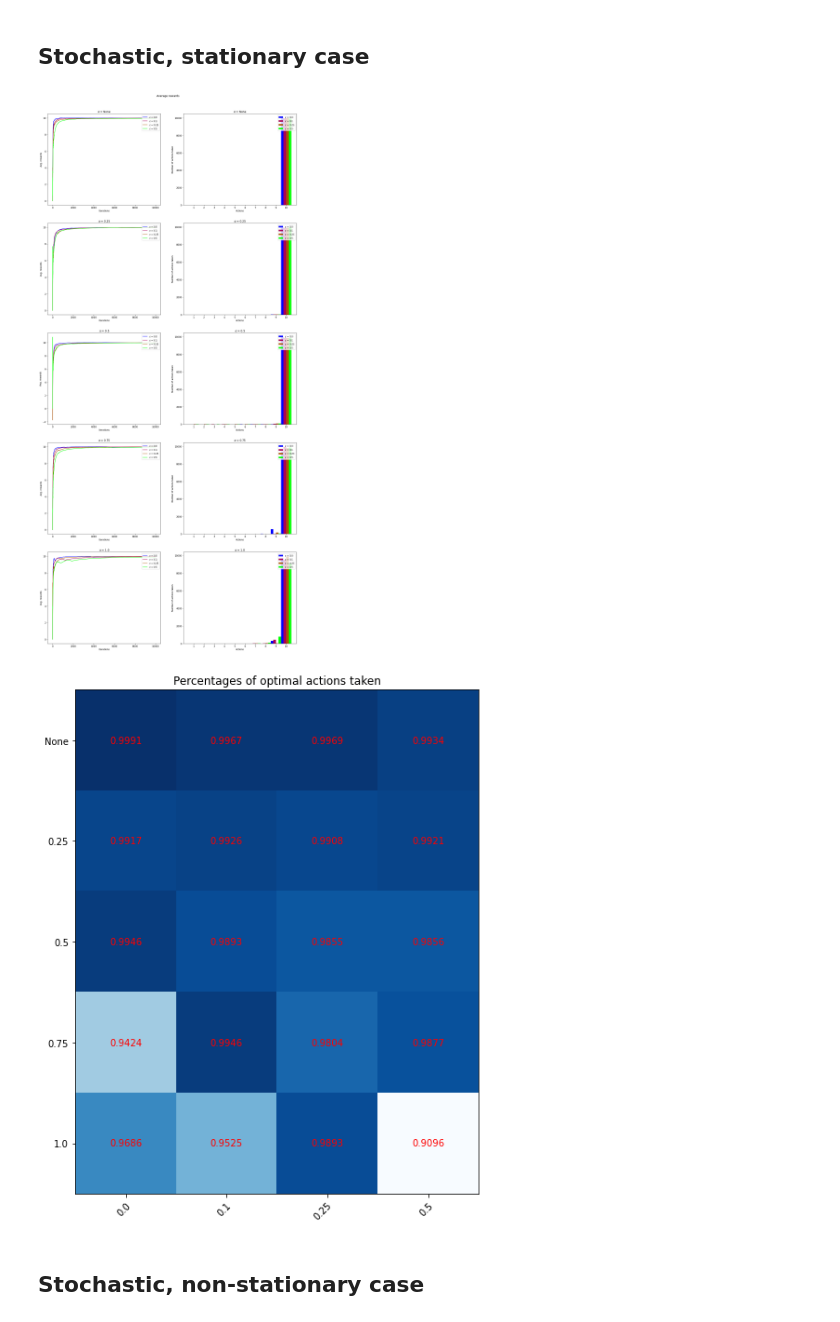
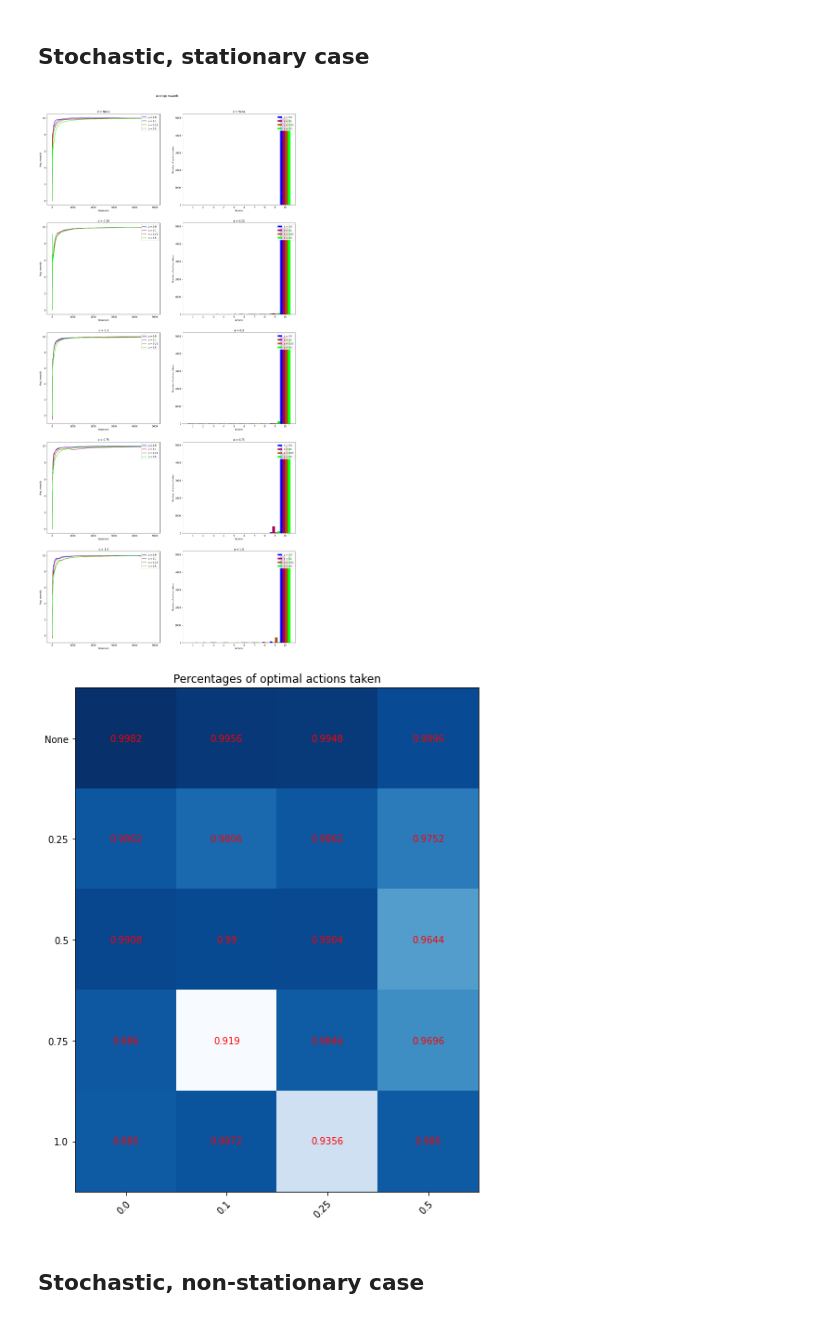
Before and after one commit to robmasocco/mrl, a Jupyter notebook: Multi_Arm_Bandit/epsilon_greedy.ipynb, the cells around one changed output. Drawn from its saved outputs; the diff is of its cells as text; code cells hidden in the pictures.

```diff
--- a/Multi_Arm_Bandit/epsilon_greedy.ipynb
+++ b/Multi_Arm_Bandit/epsilon_greedy.ipynb
@@ -15,7 +15,7 @@ class EpsBandit(Bandit):
 
     def __init__(self, means, sigmas, init_est, arms=10, iters=10000, eps=0., alpha=None, deterministic=False, stationary=True):
         """Initializes the Epsilon-greedy bandit."""
-        super().__init__(means, sigmas, deterministic=deterministic, stationary=stationary)
+        super().__init__(means, sigmas, arms=arms, iters=iters, deterministic=deterministic, stationary=stationary)
         # Degree of exploration.
         self.eps = eps
         # Step size for update.
@@ -79,7 +79,7 @@ def eps_plots(iters, opt_init, arms, means, sigmas, alphas, epsilons, det, stat)
     # Bandits execution.
     for i in range(len(alphas)):
         for j in range(len(epsilons)):
-            bandit = EpsBandit(means, sigmas, opt_init, iters=iters, alpha=alphas[i], eps=epsilons[j], deterministic=det, stationary=stat)
+            bandit = EpsBandit(means, sigmas, opt_init, arms=arms, iters=iters, alpha=alphas[i], eps=epsilons[j], deterministic=det, stationary=stat)
             bandit.run()
             rews[i, j, :] = bandit.get_avg_rewards()
             actions[i, j, :] = bandit.get_actions()
@@ -160,20 +160,20 @@ eps_plots(iters, opt_init, arms, means, sigmas, alphas, epsilons, det, stat)
 ## Stochastic, stationary case
 # %%
 # Simulation parameters (some MUST be floats!).
-iters = 10000
+iters = 5000
 opt_init = 20.0
 arms = 10
 means = np.arange(1.0, float(arms + 1), 1.0)
 sigmas = np.full(arms, 1.0)
 alphas = [None, 0.25, 0.5, 0.75, 1.0]
 epsilons = [0.0, 0.1, 0.25, 0.5]
 det = False
 stat = True
 
 eps_plots(iters, opt_init, arms, means, sigmas, alphas, epsilons, det, stat)
 # %% [output]
-[figure, old version]
+[figure, new version]
-[figure, old version]
+[figure, new version]
 # %% [markdown]
 ## Stochastic, non-stationary case
 # %%
```
Also changed, not shown: parts of 3 cells of this notebook, 2 other files.
